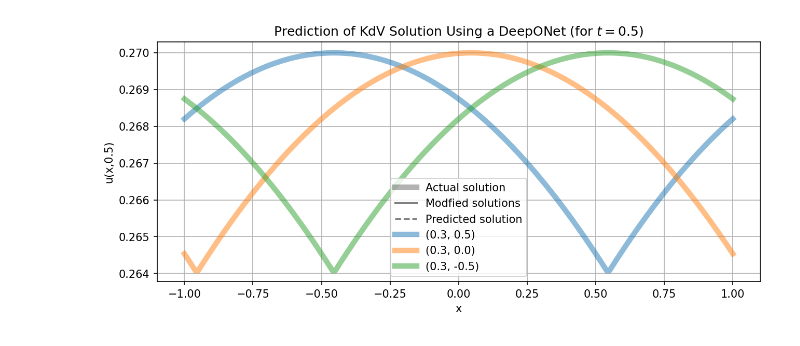
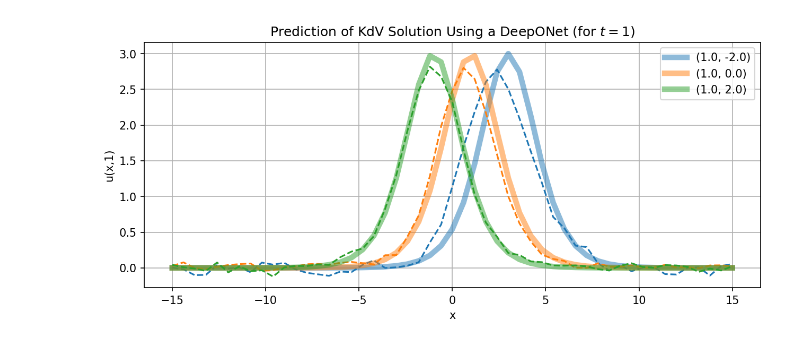
Before and after one commit to johanslettengren/Structure-Preserving-Operator-Learning, a Jupyter notebook: PDE/KdV.ipynb, the cells around one changed output. Saved outputs shown, nothing was run; the diff lists cells and outputs as text; code cells hidden in the pictures.

```diff
--- a/PDE/KdV.ipynb
+++ b/PDE/KdV.ipynb
@@ -114,14 +145,17 @@ def plot_predictions(a, x0, T):
     t = np.array([T]).astype(np.float32)
 
 
-    def analytical_solution(self, a, x0, t):
-        x = np.linspace(-1, 1, 2*model.N+1)[None, None, :]
+    def analytical_solution(a, x0, t):
+        x = np.linspace(-model.L/2, model.L/2, 2*model.N+1)[None, None, :]
         a, x0, t = a[:, None, None], x0[:, None, None], t[None, :, None]
         return model.f(x, a, t, x0), x[0,0,:]
 
 
     ground_truth, x = analytical_solution(a, x0, t)
     pred = model.predict(a, x0, t)
+
+    if predict_fourier:
+        pred = np.fft.irfft(torch.view_as_complex(pred.detach()), n=2*model.N+1)
 
 
     # Plot prediction vs. solution
@@ -133,8 +167,8 @@ def plot_predictions(a, x0, T):
 
 
     #ax.plot(x, ground_truth[l,0,:][0:], label=label, alpha=0.3, linewidth=5, c=f'C{l}')
-    ax.plot(O, o, c='k', alpha=0.3, linewidth=5, label='Actual solution')
-    ax.plot(O, o, '--', c='grey', label='Predicted solution')
+    #ax.plot(O, o, c='k', alpha=0.3, linewidth=5, label='Actual solution')
+    #ax.plot(O, o, '--', c='grey', label='Predicted solution')
 
     for l in range(ground_truth.shape[0]):
         label = '({:.1f}, {:.1f})'.format(a[l], x0[l])
@@ -147,10 +181,11 @@ def plot_predictions(a, x0, T):
     ax.set_ylabel(f"u(x,{T})")
     ax.set_xlabel("x")
     plt.show()
-# %%
-plot_predictions(a=[0.3, 0.3, 0.3], x0=[0.5, 0, -0.5], T=0.5)
-# %% [output]
-[figure, removed]
+# %%
+a = 1
+plot_predictions(a=[a, a, a], x0=[-2, 0, 2], T=1)
+# %% [output]
+[figure, added]
 # %%
 print(model.net.p)
 # %% [output]
```
Also changed, not shown: parts of 6 cells of this notebook, 1 other file.
